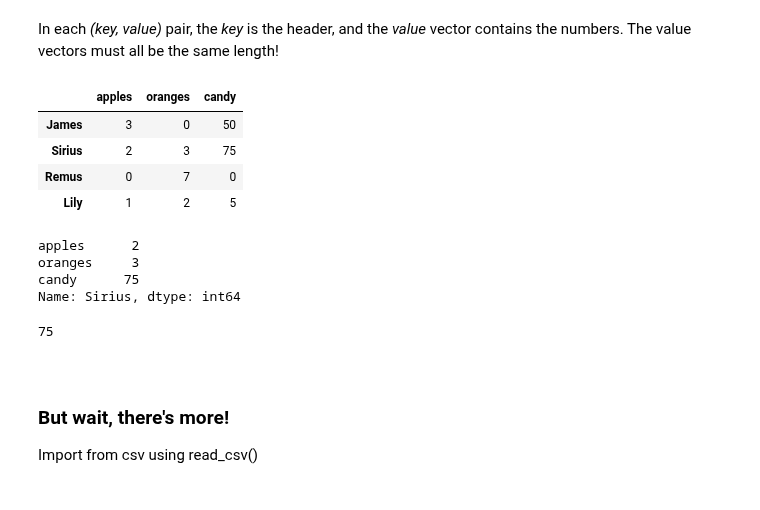
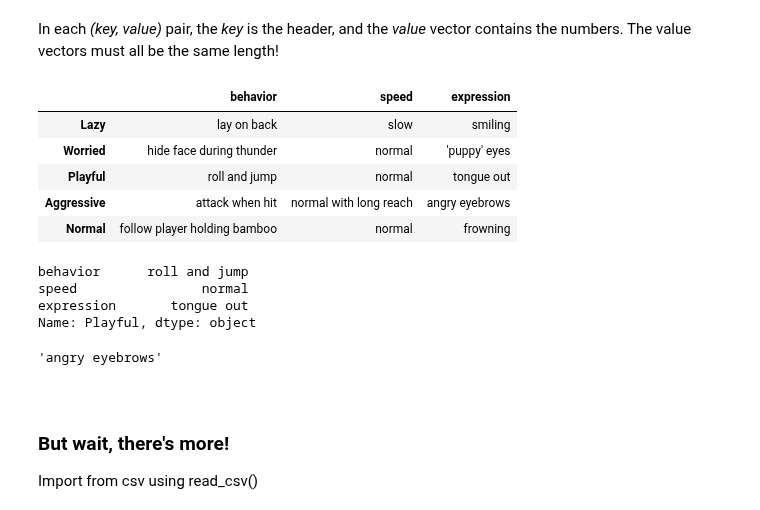
Before and after one commit to chawlaKat/Notebook-Noodlings, a Jupyter notebook: Pandas_and_corgis.ipynb, the cells around one changed output. Cells and saved outputs as stored; diff of their text form; code cells hidden in the pictures.

```diff
--- a/Pandas_and_corgis.ipynb
+++ b/Pandas_and_corgis.ipynb
@@ -44,26 +47,29 @@ checkout
 # %% [markdown]
 In each <i>(key, value)</i> pair, the <i>key</i> is the header, and the <i>value</i> vector contains the numbers. The value vectors must all be the same length!
-# %%
-checkout = pd.DataFrame(cart, index=['James', 'Sirius', 'Remus', 'Lily'])
-
-checkout
-# %% [output]
-|  | apples | oranges | candy |
-| James | 3 | 0 | 50 |
-| Sirius | 2 | 3 | 75 |
-| Remus | 0 | 7 | 0 |
-| Lily | 1 | 2 | 5 |
-# %%
-checkout.loc['Sirius']
-# %% [output]
-apples      2
-oranges     3
-candy      75
-Name: Sirius, dtype: int64
-# %%
-checkout.loc['Sirius']['candy']
-# %% [output]
-75
+# %%
+embarassment = pd.DataFrame(minecraftPandaTypes, index=['Lazy', 'Worried',
+                                                        'Playful', 'Aggressive',
+                                                       'Normal'])
+
+embarassment
+# %% [output]
+|  | behavior | speed | expression |
+| Lazy | lay on back | slow | smiling |
+| Worried | hide face during thunder | normal | 'puppy' eyes |
+| Playful | roll and jump | normal | tongue out |
+| Aggressive | attack when hit | normal with long reach | angry eyebrows |
+| Normal | follow player holding bamboo | normal | frowning |
+# %%
+embarassment.loc['Playful']
+# %% [output]
+behavior      roll and jump
+speed                normal
+expression       tongue out
+Name: Playful, dtype: object
+# %%
+embarassment.loc['Aggressive']['expression']
+# %% [output]
+'angry eyebrows'
 # %% [markdown]
 <br>
 
```
Also changed, not shown: parts of 10 cells of this notebook.
